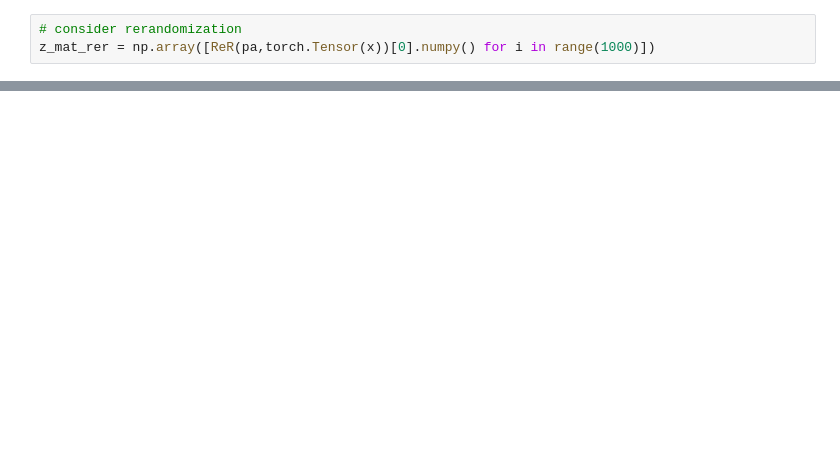
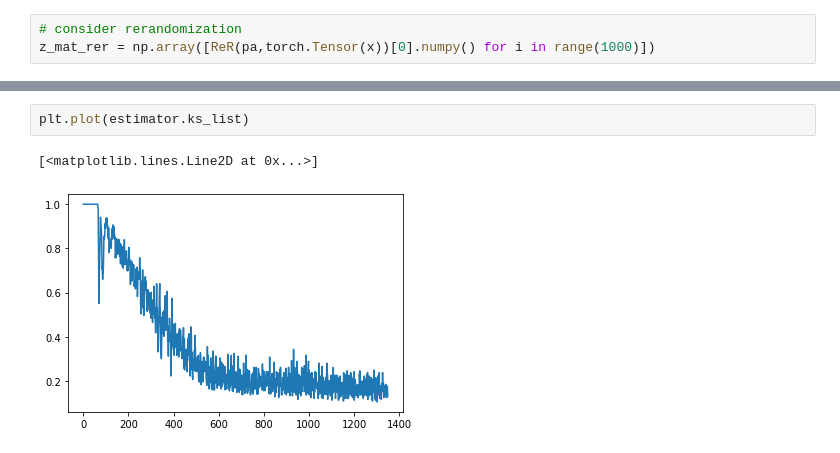
Before and after one commit to BobZhangHT/QReR, a Jupyter notebook: QRWG.ipynb, the cells around one changed output, grey strips where cells are left out. Drawn from its saved outputs; the diff is of its cells as text; blank space fills up the shorter version.

```diff
--- a/QRWG.ipynb
+++ b/QRWG.ipynb
@@ -114,0 +131,5 @@ plt.legend()
+# %%
+plt.plot(estimator.ks_list)
+# %% [output]
+[<matplotlib.lines.Line2D at 0x...>]
+[figure, added]
```
Also changed, not shown: parts of 11 cells of this notebook.
